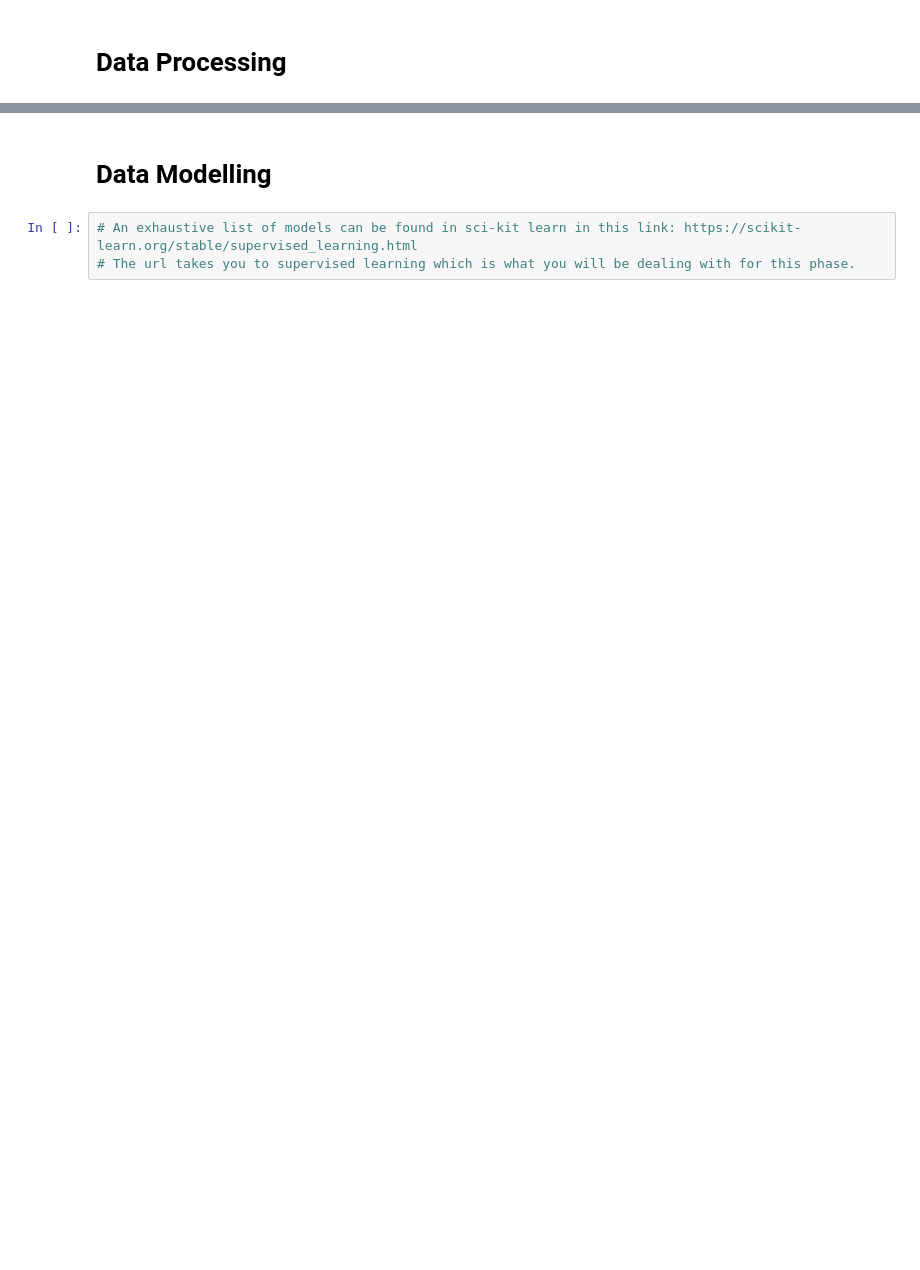
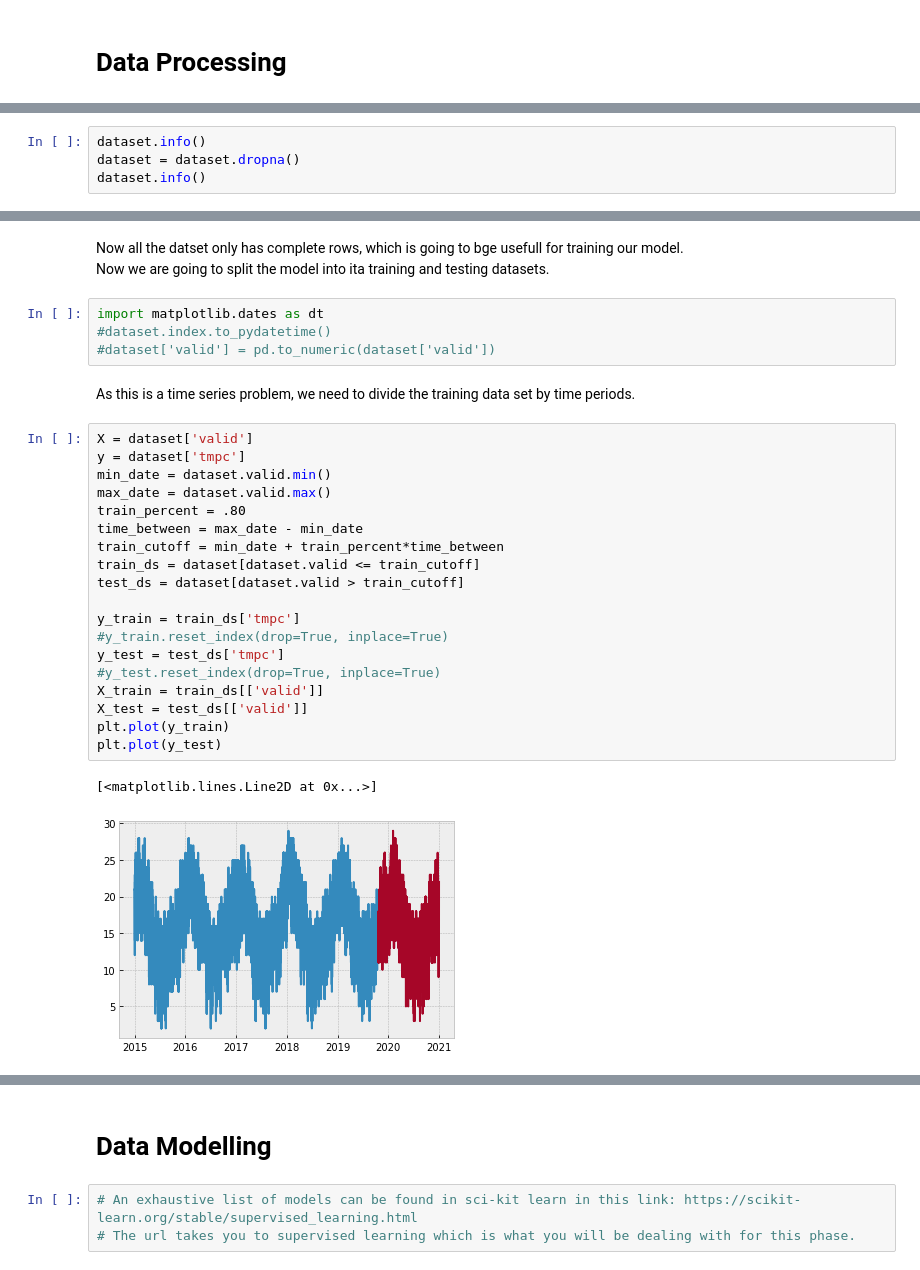
Before and after one commit to SyedKaz00/MSAPhaseThree, a Jupyter notebook: DataScience/submission.ipynb, the cells around one changed output, grey strips where cells are left out. Drawn from its saved outputs; the diff is of its cells as text; blank space fills up the shorter version.

Commit message:
Model Completed But not giving optimal results

```diff
--- a/DataScience/submission.ipynb
+++ b/DataScience/submission.ipynb
@@ -137,0 +197,4 @@ figure.show()
+# %%
+dataset.info()
+dataset = dataset.dropna()
+dataset.info()
@@ -137,0 +219,31 @@ figure.show()
+# %% [markdown]
+Now all the datset only has complete rows, which is going to bge usefull for training our model.
+Now we are going to split the model into ita training and testing datasets.
+# %%
+import matplotlib.dates as dt
+#dataset.index.to_pydatetime()
+#dataset['valid'] = pd.to_numeric(dataset['valid'])
+# %% [markdown]
+As this is a time series problem, we need to divide the training data set by time periods.
+# %%
+X = dataset['valid']
+y = dataset['tmpc']
+min_date = dataset.valid.min()
+max_date = dataset.valid.max()
+train_percent = .80
+time_between = max_date - min_date
+train_cutoff = min_date + train_percent*time_between
+train_ds = dataset[dataset.valid <= train_cutoff]
+test_ds = dataset[dataset.valid > train_cutoff]
+
+y_train = train_ds['tmpc']
+#y_train.reset_index(drop=True, inplace=True)
+y_test = test_ds['tmpc']
+#y_test.reset_index(drop=True, inplace=True)
+X_train = train_ds[['valid']]
+X_test = test_ds[['valid']]
+plt.plot(y_train)
+plt.plot(y_test)
+# %% [output]
+[<matplotlib.lines.Line2D at 0x...>]
+[figure, added]
```
Also changed, not shown: parts of 22 cells of this notebook, 1 other file.
